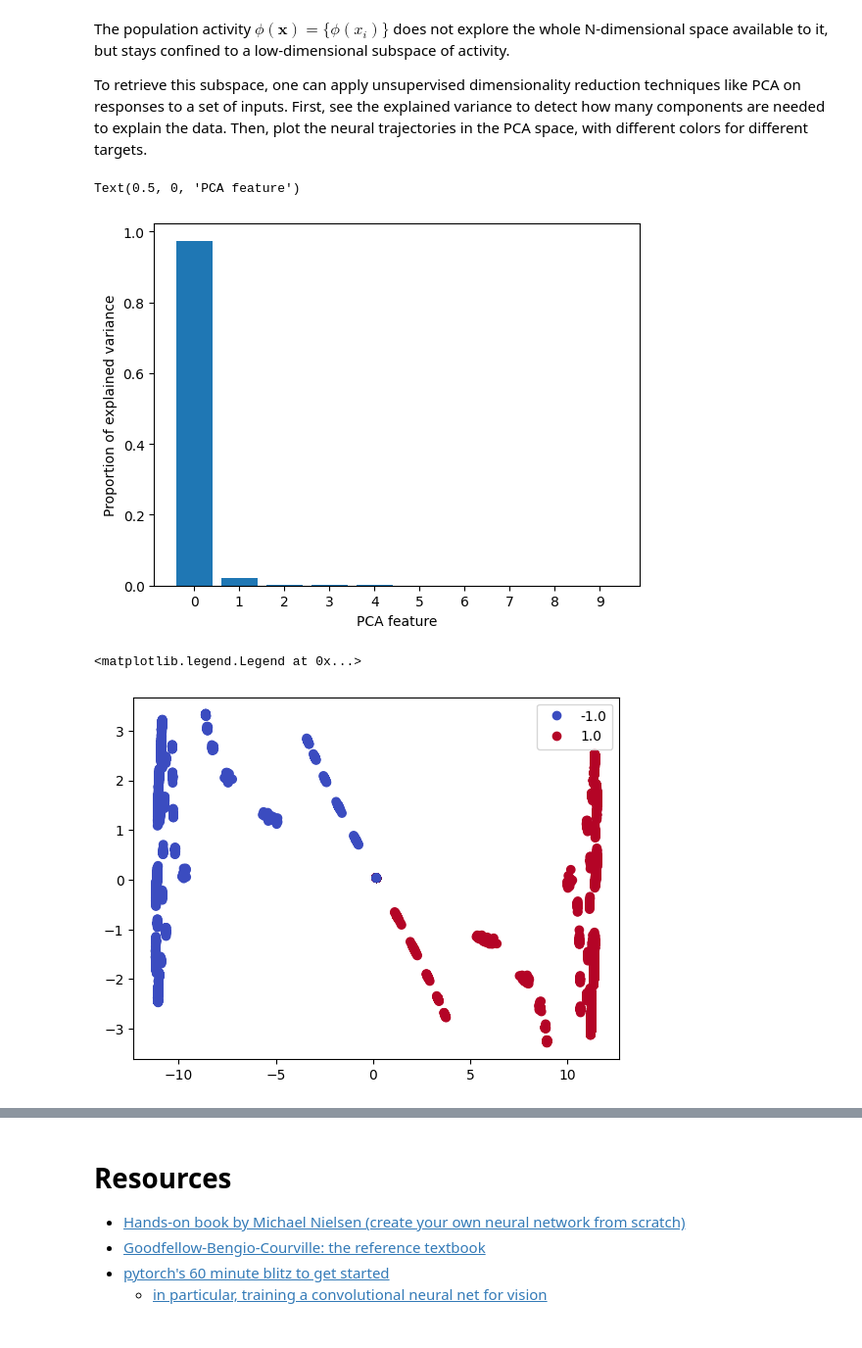
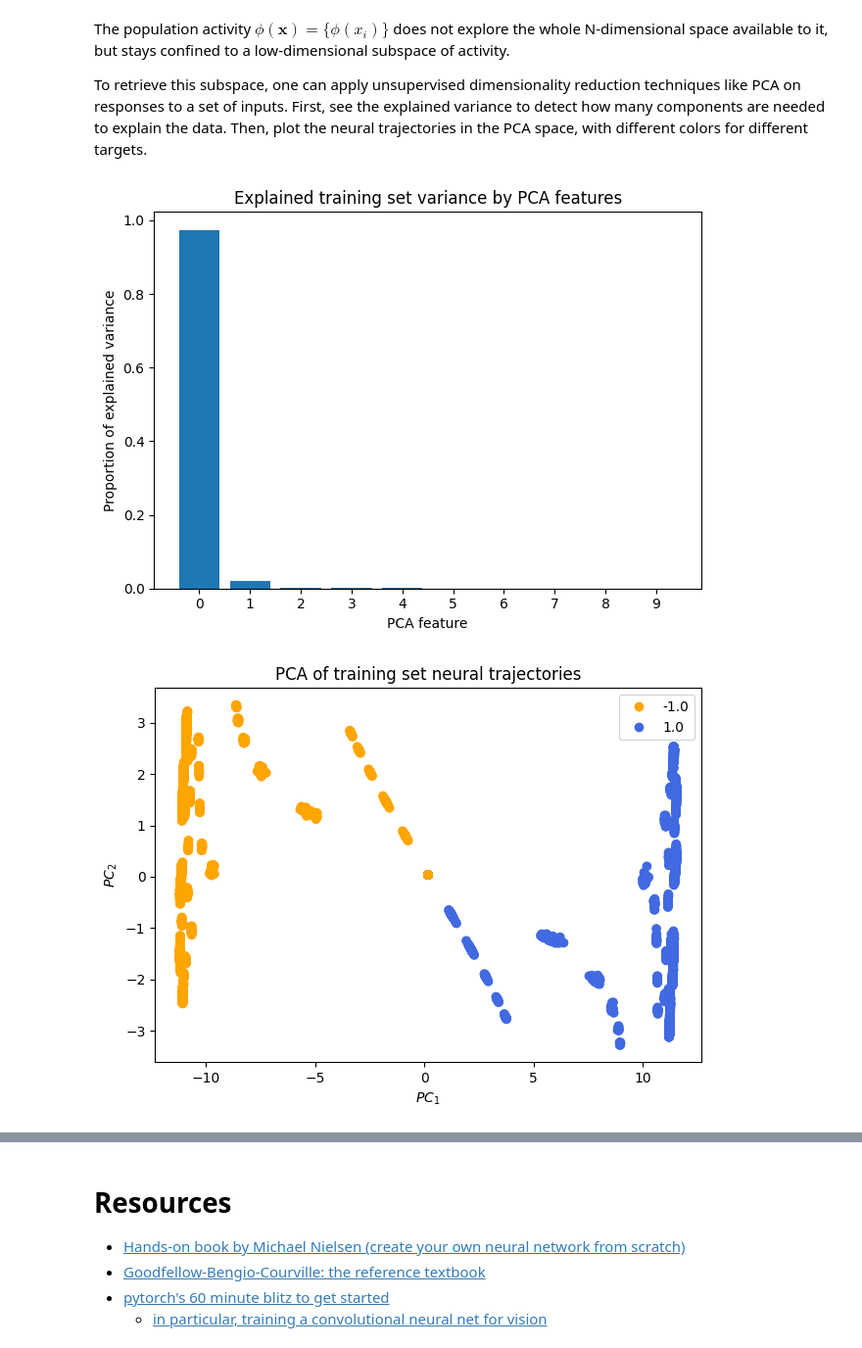
Before and after one commit to CEBangu/MOD_201, a Jupyter notebook: MOD201 HW_4/Training_RNN_2AFC.ipynb, the cells around one changed output, grey strips where cells are left out. Shown: that part at 98% size. Cells and saved outputs as stored; diff of their text form; code cells hidden in the pictures.

```diff
--- a/MOD201 HW_4/Training_RNN_2AFC.ipynb
+++ b/MOD201 HW_4/Training_RNN_2AFC.ipynb
@@ -493,28 +498,36 @@ ax.bar(features[:10], pca_train.explained_variance_ratio_[:10])
 ax.set_xticks(features[:10])
 ax.set_ylabel('Proportion of explained variance')
 ax.set_xlabel('PCA feature')
+ax.set_title('Explained training set variance by PCA features')
+fig.tight_layout()
+fig.savefig('explained_variance_train.png')
 # %% [output]
-Text(0.5, 0, 'PCA feature')
-[figure, old version]
+[figure, new version]
 # %%
 ###### write your code #######
 #PCA analysis and neural trajectories for the training set
 
 pca_train = PCA(n_components=2)
 scaler = StandardScaler()
 
 train_rates_reshapes_stdrd = scaler.fit_transform(train_rates_reshape)
 train_reduced = pca_train.fit_transform(train_rates_reshapes_stdrd)
 
+colors = ListedColormap(['orange', 'royalblue'])
 lables = np.array([])
 for i, _ in enumerate(training_set[1]):
     lables = np.append(lables, np.repeat(training_set[1][i][-1], 101))
 
-plot = plt.scatter(train_reduced[:, 0], train_reduced[:, 1], c=lables, cmap='coolwarm')
+fig, ax = plt.subplots()
+plot = plt.scatter(train_reduced[:, 0], train_reduced[:, 1], c=lables, cmap=colors)
 plt.legend(handles=plot.legend_elements()[0], labels=list(np.unique(lables)))
+plt.title('PCA of training set neural trajectories')
+plt.xlabel('$PC_1$')
+plt.ylabel('$PC_2$')
+fig.tight_layout()
+fig.savefig('PCA_train.png')
 # %% [output]
-<matplotlib.legend.Legend at 0x...>
-[figure, old version]
+[figure, new version]
 # %%
 pca_test = PCA()
 pca_test.fit(test_rates_reshape)
```
Also changed, not shown: parts of 5 cells of this notebook, 1 other file.
